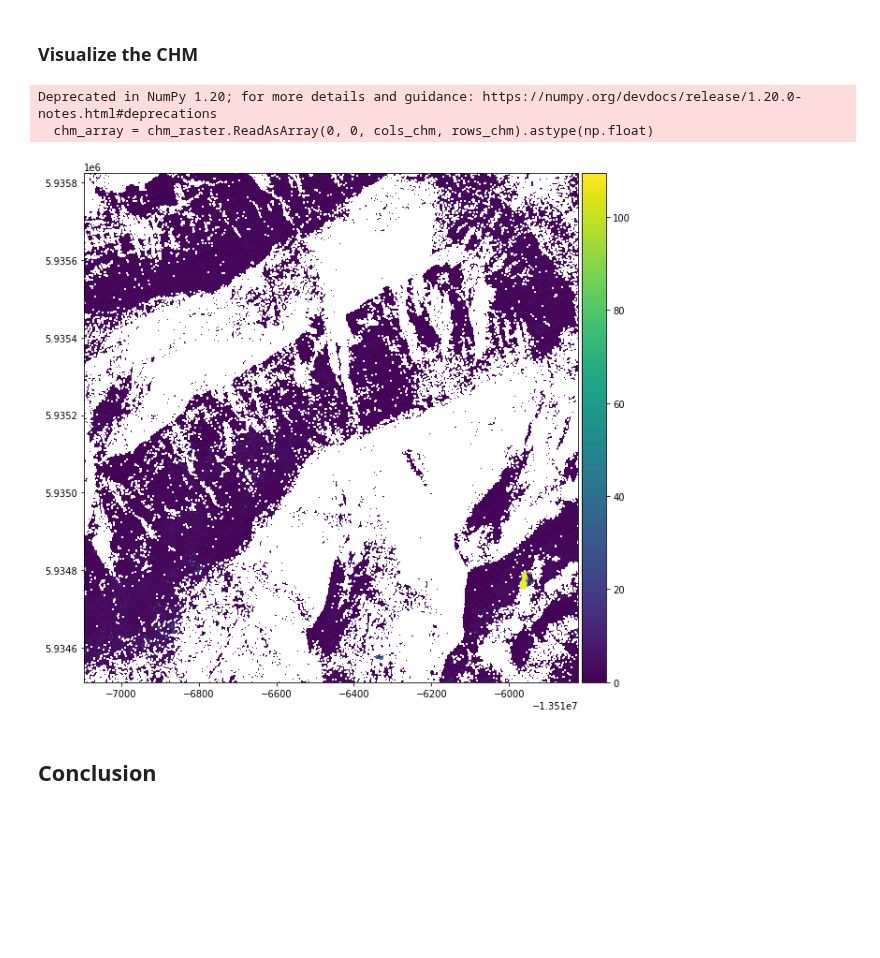
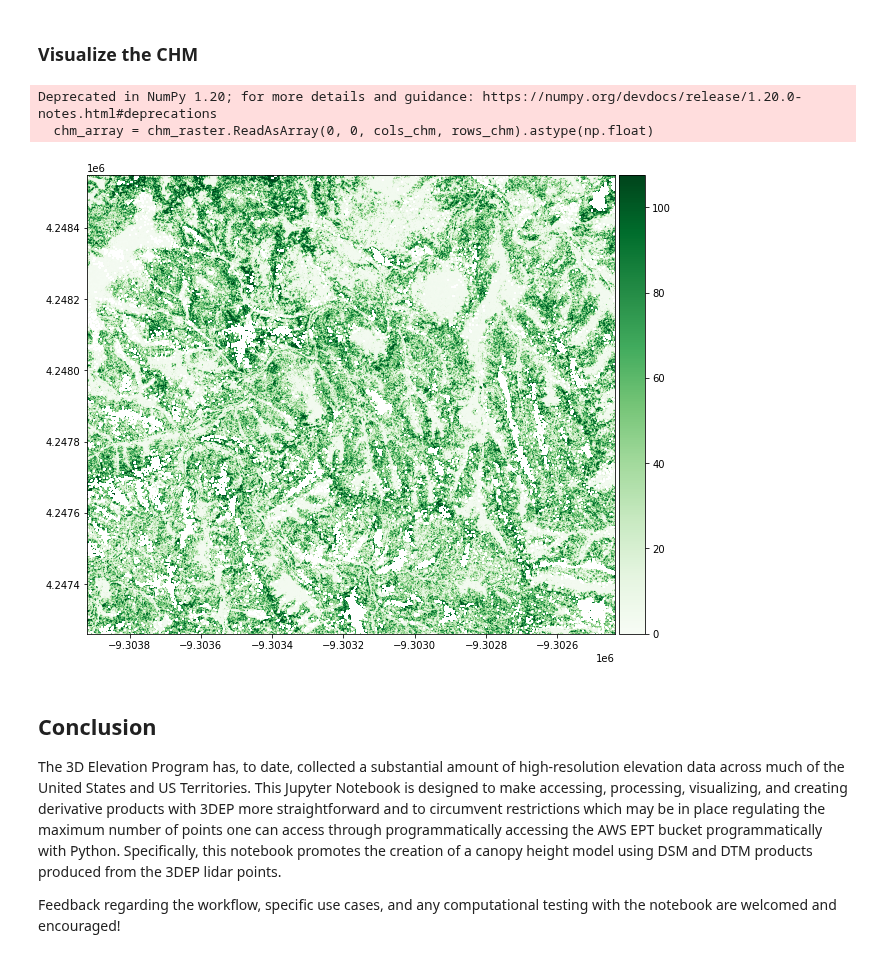
Before and after one commit to cmspeed/OT_3DEP_Workflows, a Jupyter notebook: notebooks/Making_a_Canopy_Height_Model_Using_USGS_3DEP_Data.ipynb, the cells around one changed output. Drawn from its saved outputs; the diff is of its cells as text; code cells hidden in the pictures; blank space fills up the shorter version.

Commit message:
updates to notebooks and readme

```diff
--- a/notebooks/Making_a_Canopy_Height_Model_Using_USGS_3DEP_Data.ipynb
+++ b/notebooks/Making_a_Canopy_Height_Model_Using_USGS_3DEP_Data.ipynb
@@ -657,7 +717,7 @@ def plot_chm(chm_array, image_extent, title, cmap_title, colormap, colormap_limi
     plt.set_cmap(colormap)
 # %%
 # Get path and chm filename
-chm_file = dirname+'chm.tif' #/path/to/your/chm/chm.tif
+chm_file = dirname+'smokey_mountains_2m_chm.tif' #/path/to/your/chm/chm.tif
 chm_filename = os.path.basename(chm_file)
 chm_filename = chm_filename.split(sep="_")
 
@@ -668,35 +728,38 @@ chm_dataset = gdal.Open(chm_file)
 chm_raster = chm_dataset.GetRasterBand(1)
 
 # Get the NO DATA value
 noDataVal = chm_raster.GetNoDataValue()
 
 # Get required metadata from CHM file
 cols_chm = chm_dataset.RasterXSize
 rows_chm = chm_dataset.RasterYSize
 bands_chm = chm_dataset.RasterCount
 mapinfo_chm = chm_dataset.GetGeoTransform()
 xMin = mapinfo_chm[0]
 yMax = mapinfo_chm[3]
 xMax = xMin + chm_dataset.RasterXSize / mapinfo_chm[1]
 yMin = yMax + chm_dataset.RasterYSize / mapinfo_chm[5]
 image_extent = (xMin, xMax, yMin, yMax)
 
 chm_array = chm_raster.ReadAsArray(0, 0, cols_chm, rows_chm).astype(np.float)
 
 # Plot the CHM figure
 plot_chm(
     chm_array,
     image_extent,
     "Canopy height Model",
     "Canopy height (m)",
     "Greens",
     [0, 9],
 )
 # %% [output]
 Deprecated in NumPy 1.20; for more details and guidance: https://numpy.org/devdocs/release/1.20.0-notes.html#deprecations
   chm_array = chm_raster.ReadAsArray(0, 0, cols_chm, rows_chm).astype(np.float)
-[figure, old version]
+[figure, new version]
 # %% [markdown]
 ## Conclusion
+The 3D Elevation Program has, to date, collected a substantial amount of high-resolution elevation data across much of the United States and US Territories. This Jupyter Notebook is designed to make accessing, processing, visualizing, and creating derivative products with 3DEP more straightforward and to circumvent restrictions which may be in place regulating the maximum number of points one can access through programmatically accessing the AWS EPT bucket programmatically with Python. Specifically, this notebook promotes the creation of a canopy height model using DSM and DTM products produced from the 3DEP lidar points.
+
+Feedback regarding the workflow, specific use cases, and any computational testing with the notebook are welcomed and encouraged!
 # %% [markdown]
 ## Resources
```
Also changed, not shown: parts of 53 cells of this notebook, 3 other files.
